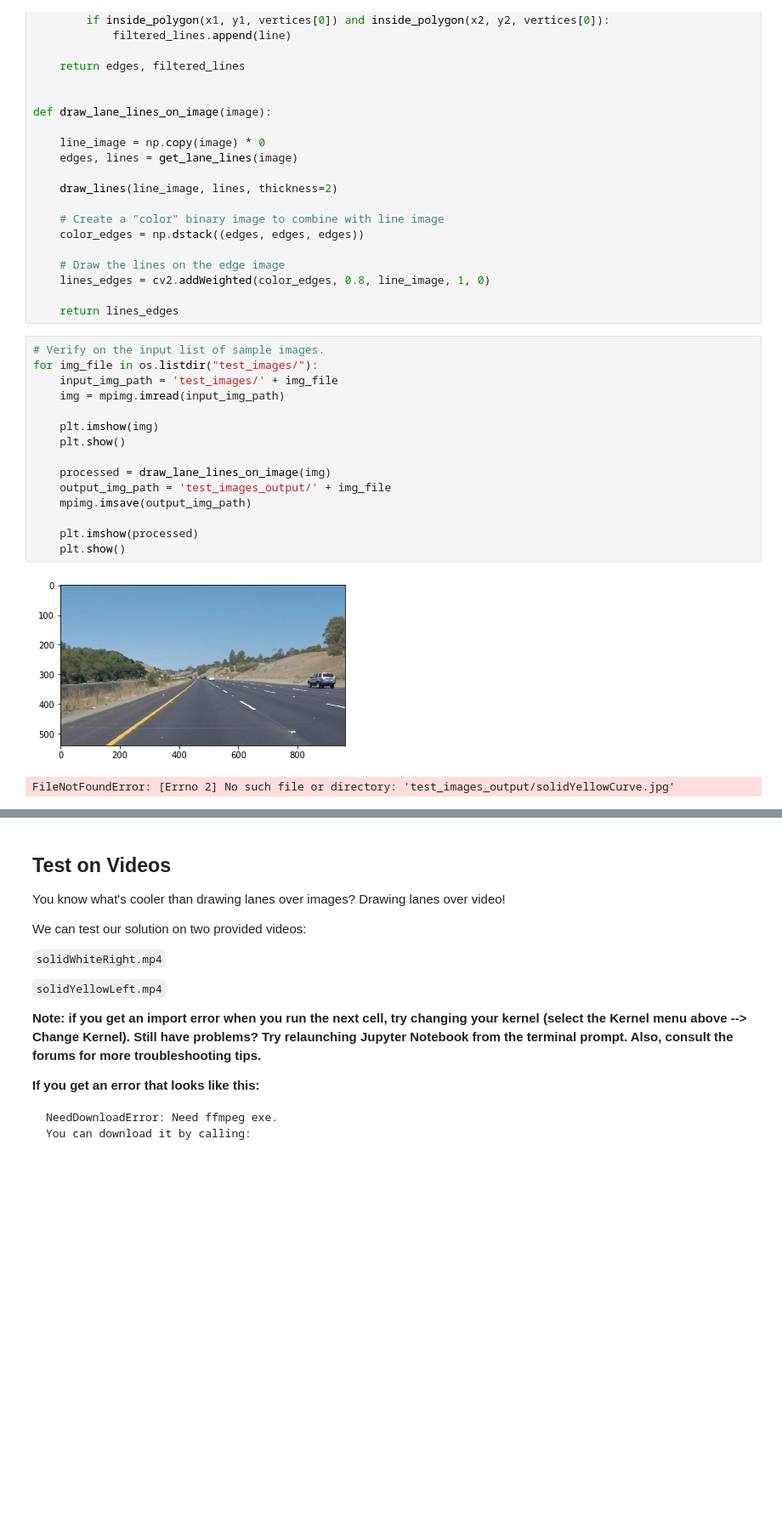
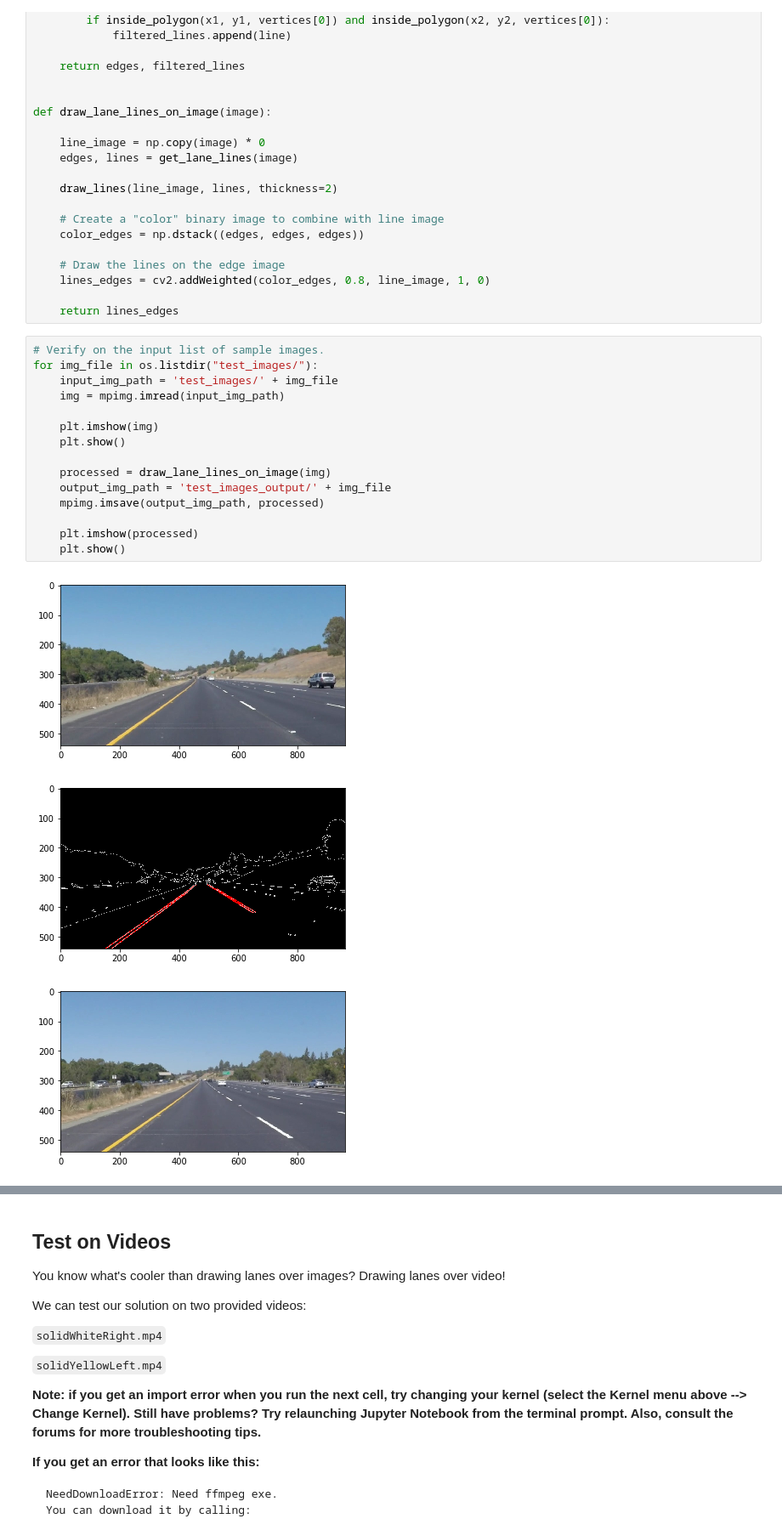
Before and after one commit to Carterhuang/CarND-LaneLines-P1, a Jupyter notebook: P1.ipynb, the cells around one changed output, grey strips where cells are left out. Shown at 85% size. Saved outputs shown, nothing was run; the diff lists cells and outputs as text; blank space fills up the shorter version.

```diff
--- a/P1.ipynb
+++ b/P1.ipynb
@@ -281,18 +281,19 @@ def draw_lane_lines_on_image(image):
 # %%
 # Verify on the input list of sample images.
 for img_file in os.listdir("test_images/"):
     input_img_path = 'test_images/' + img_file
     img = mpimg.imread(input_img_path)
 
     plt.imshow(img)
     plt.show()
 
     processed = draw_lane_lines_on_image(img)
     output_img_path = 'test_images_output/' + img_file
-    mpimg.imsave(output_img_path)
+    mpimg.imsave(output_img_path, processed)
 
     plt.imshow(processed)
     plt.show()
 # %% [output]
 [figure]
-FileNotFoundError: [Errno 2] No such file or directory: 'test_images_output/solidYellowCurve.jpg'
+[figure, added]
+[figure, added]
```
Also changed, not shown: parts of 1 cell of this notebook, 1 other file.
